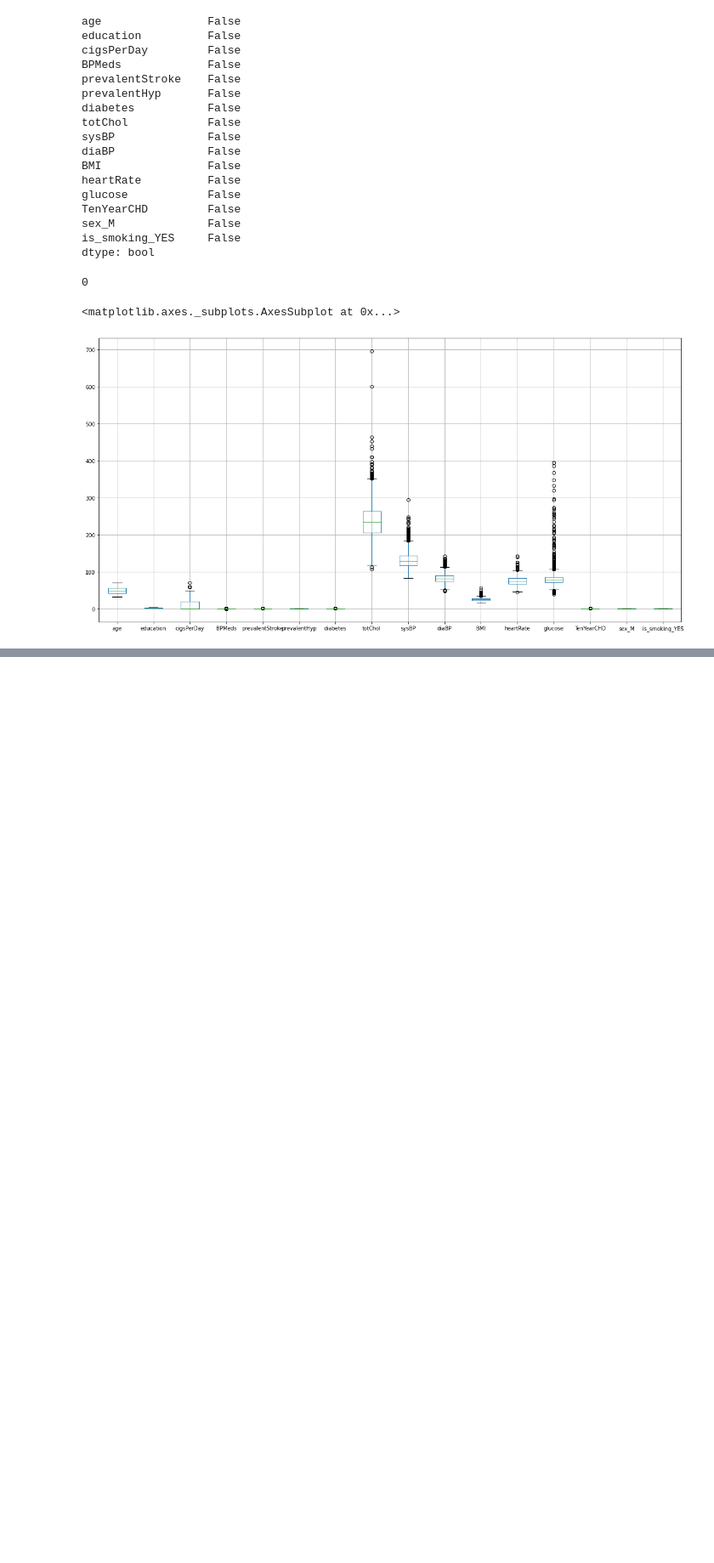
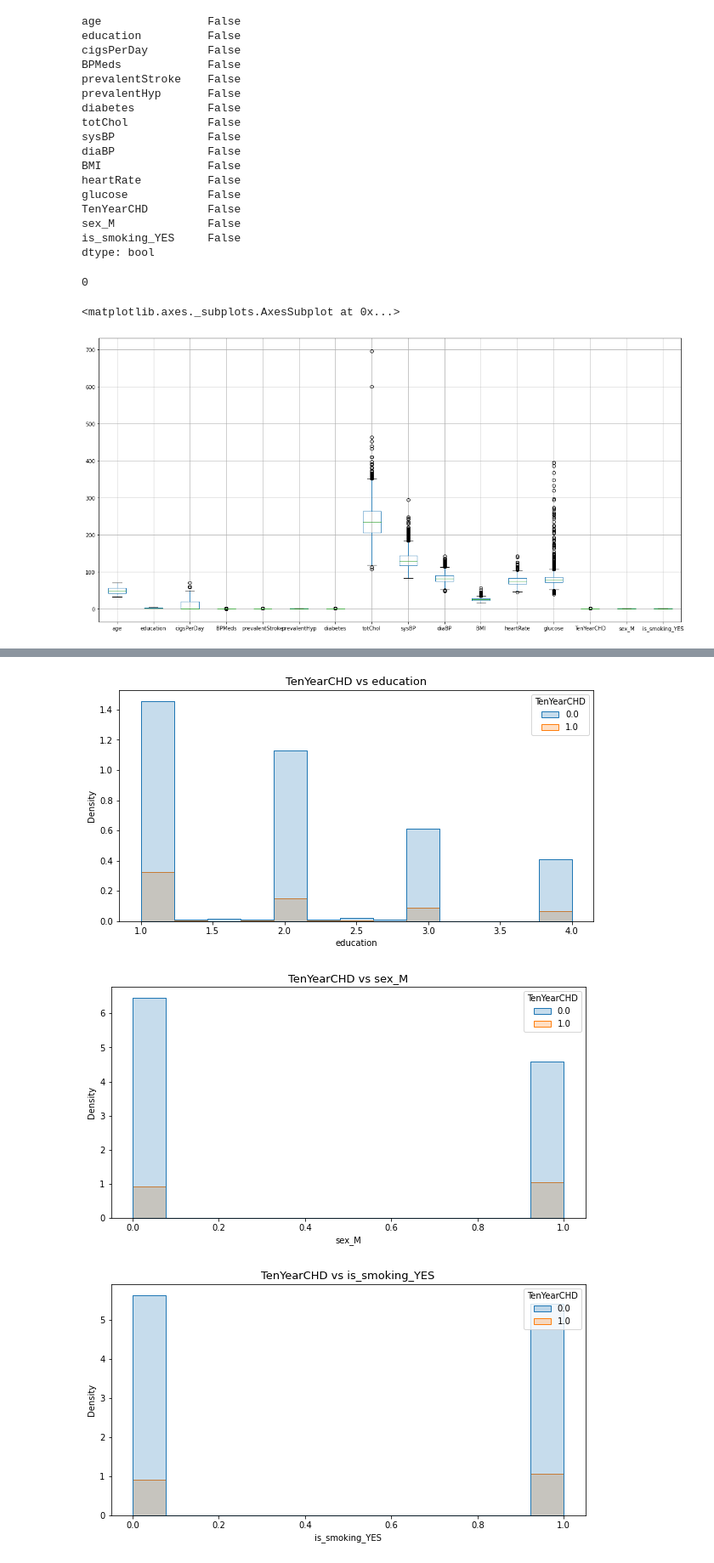
Before and after one commit to Tanjul5/Cardiovascular-Risk-Prediction, a Jupyter notebook: Cardiovascular_Risk_Prediction.ipynb, the cells around one changed output, grey strips where cells are left out. Shown at 85% size. Saved outputs shown, nothing was run; the diff lists cells and outputs as text; code cells hidden in the pictures; blank space fills up the shorter version.

```diff
--- a/Cardiovascular_Risk_Prediction.ipynb
+++ b/Cardiovascular_Risk_Prediction.ipynb
@@ -207,0 +334,11 @@ df1.boxplot()
+# %%
+for i, col in enumerate(discrete_columns_list):
+    fig, ax = plt.subplots(figsize = (10,5))
+   # ax = plt.subplot(4,4,(i+1))
+    sns.histplot(data=df1, x=col, hue="TenYearCHD", element="step",stat="density", ax=ax)
+    plt.title(f'TenYearCHD vs {col}', fontsize=13)
+    plt.show()
+# %% [output]
+[figure, added]
+[figure, added]
+[figure, added]
```
Also changed, not shown: parts of 20 cells of this notebook.
